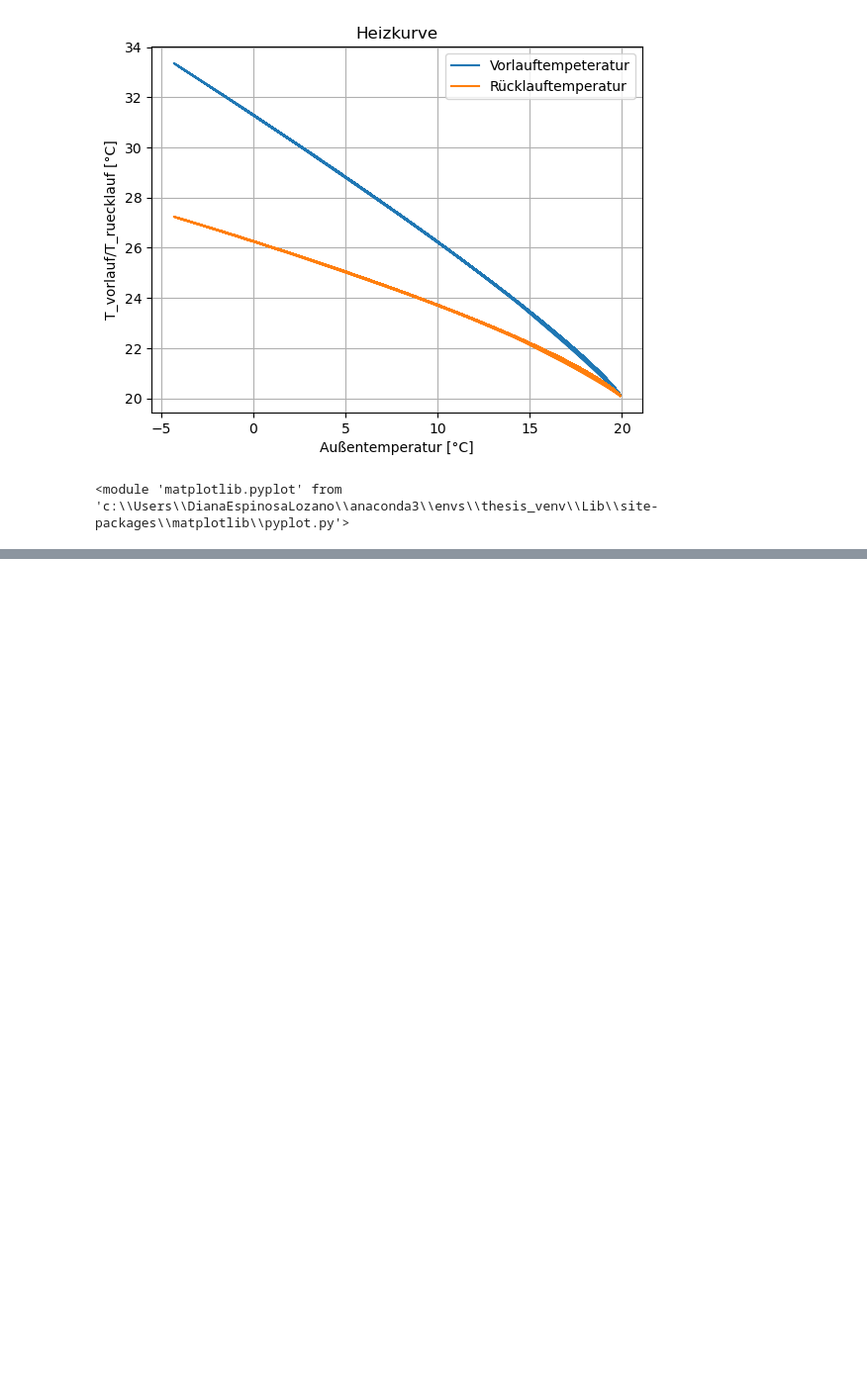
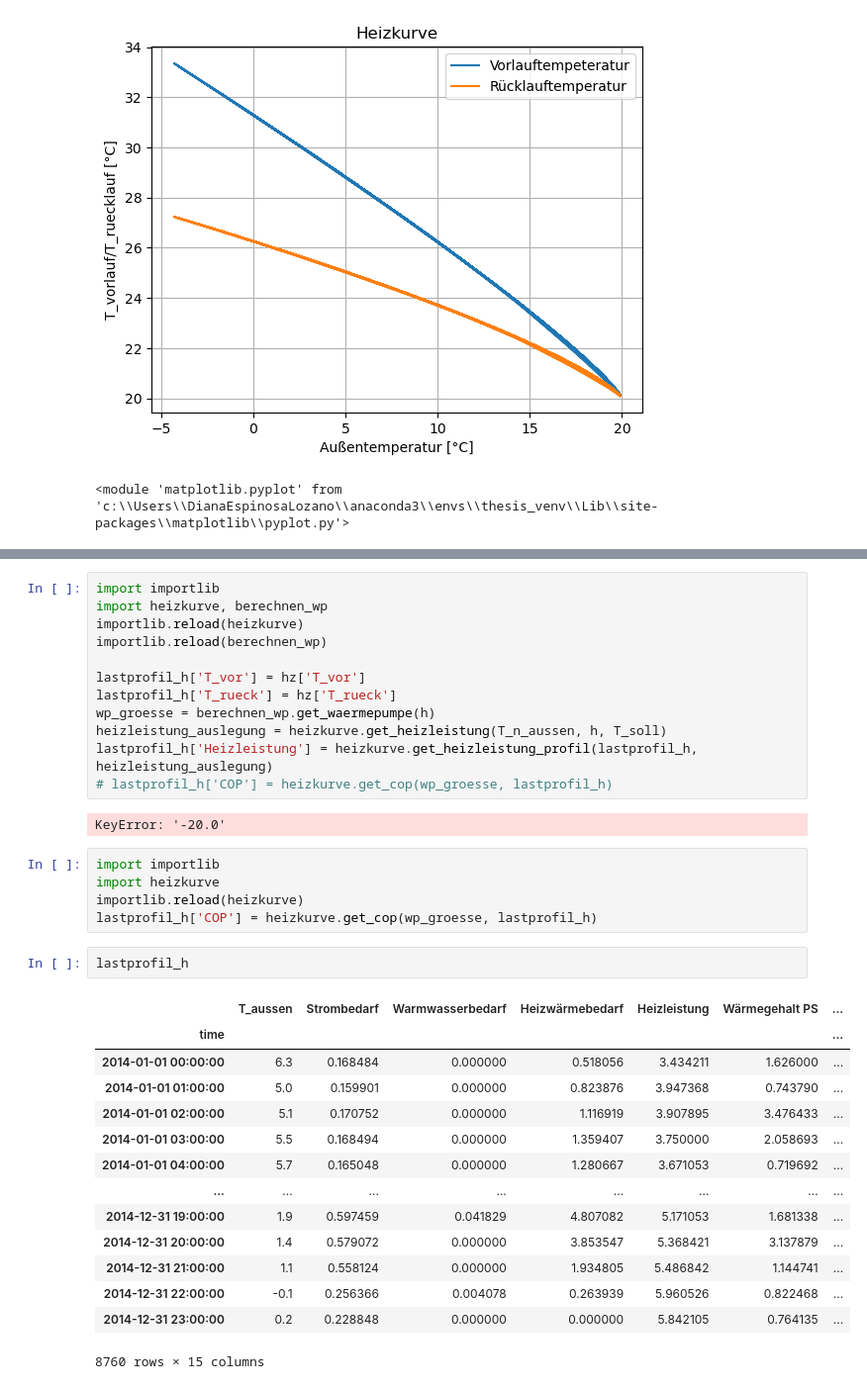
Before and after one commit to d-esplo/hemsrechner, a Jupyter notebook: wp+ps+pv_250118.ipynb, the cells around one changed output, grey strips where cells are left out. Shown at 99% size. Saved outputs shown, nothing was run; the diff lists cells and outputs as text; blank space fills up the shorter version.

```diff
--- a/wp+ps+pv_250118.ipynb
+++ b/wp+ps+pv_250118.ipynb
@@ -134,0 +156,36 @@ heizkurve.plot_heizkurve(hz)
+# %%
+import importlib
+import heizkurve, berechnen_wp
+importlib.reload(heizkurve)
+importlib.reload(berechnen_wp)
+
+lastprofil_h['T_vor'] = hz['T_vor']
+lastprofil_h['T_rueck'] = hz['T_rueck']
+wp_groesse = berechnen_wp.get_waermepumpe(h)
+heizleistung_auslegung = heizkurve.get_heizleistung(T_n_aussen, h, T_soll)
+lastprofil_h['Heizleistung'] = heizkurve.get_heizleistung_profil(lastprofil_h, heizleistung_auslegung)
+# lastprofil_h['COP'] = heizkurve.get_cop(wp_groesse, lastprofil_h)
+# %% [output]
+KeyError: '-20.0'
+# %%
+import importlib
+import heizkurve
+importlib.reload(heizkurve)
+lastprofil_h['COP'] = heizkurve.get_cop(wp_groesse, lastprofil_h)
+# %%
+lastprofil_h
+# %% [output]
+|  | T_aussen | Strombedarf | Warmwasserbedarf | Heizwärmebedarf | Heizleistung | Wärmegehalt PS | ... |
+| time |  |  |  |  |  |  | ... |
+| 2014-01-01 00:00:00 | 6.3 | 0.168484 | 0.000000 | 0.518056 | 3.434211 | 1.626000 | ... |
+| 2014-01-01 01:00:00 | 5.0 | 0.159901 | 0.000000 | 0.823876 | 3.947368 | 0.743790 | ... |
+| 2014-01-01 02:00:00 | 5.1 | 0.170752 | 0.000000 | 1.116919 | 3.907895 | 3.476433 | ... |
+| 2014-01-01 03:00:00 | 5.5 | 0.168494 | 0.000000 | 1.359407 | 3.750000 | 2.058693 | ... |
+| 2014-01-01 04:00:00 | 5.7 | 0.165048 | 0.000000 | 1.280667 | 3.671053 | 0.719692 | ... |
+| ... | ... | ... | ... | ... | ... | ... | ... |
+| 2014-12-31 19:00:00 | 1.9 | 0.597459 | 0.041829 | 4.807082 | 5.171053 | 1.681338 | ... |
+| 2014-12-31 20:00:00 | 1.4 | 0.579072 | 0.000000 | 3.853547 | 5.368421 | 3.137879 | ... |
+| 2014-12-31 21:00:00 | 1.1 | 0.558124 | 0.000000 | 1.934805 | 5.486842 | 1.144741 | ... |
+| 2014-12-31 22:00:00 | -0.1 | 0.256366 | 0.004078 | 0.263939 | 5.960526 | 0.822468 | ... |
+| 2014-12-31 23:00:00 | 0.2 | 0.228848 | 0.000000 | 0.000000 | 5.842105 | 0.764135 | ... |
+8760 rows × 15 columns
```
Also changed, not shown: parts of 13 cells of this notebook, 6 other files.
